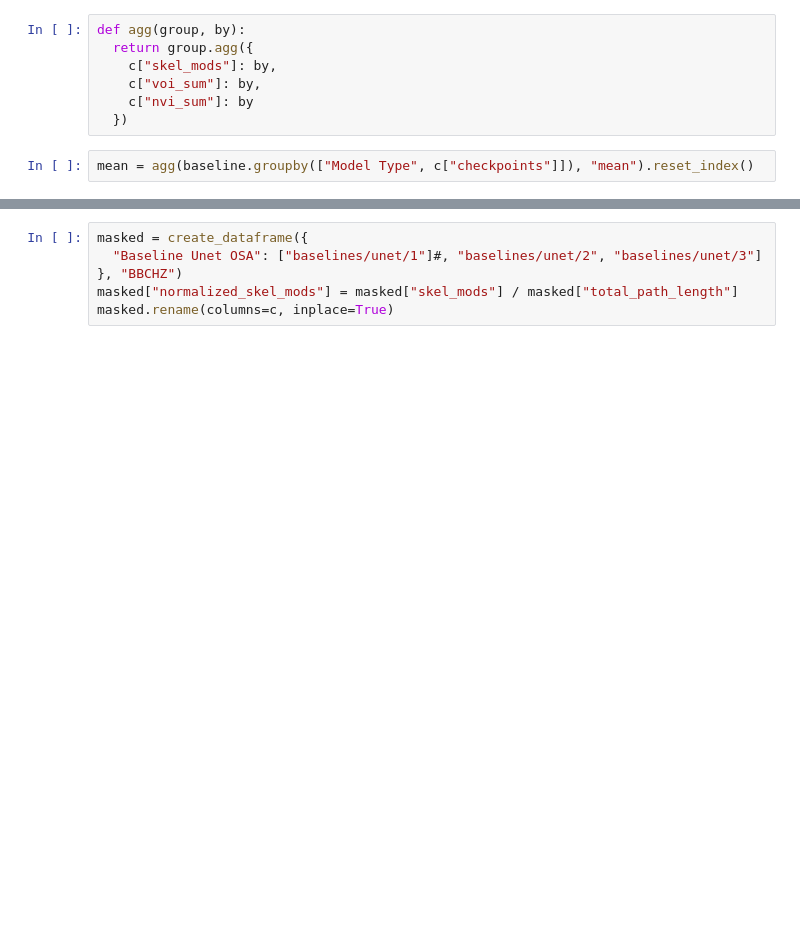
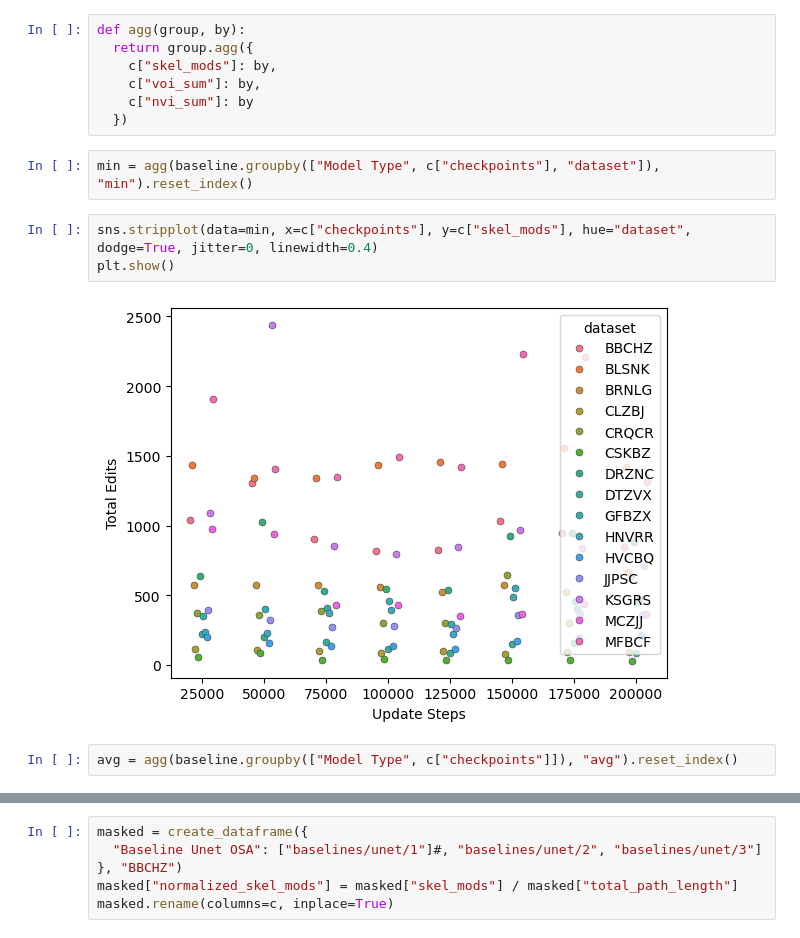
Before and after one commit to anforsm/autoseg, a Jupyter notebook: src/autoseg/ds_results.ipynb, the cells around one changed output, grey strips where cells are left out. Drawn from its saved outputs; the diff is of its cells as text; blank space fills up the shorter version.

```diff
--- a/src/autoseg/ds_results.ipynb
+++ b/src/autoseg/ds_results.ipynb
@@ -137,6 +137,13 @@ def agg(group, by):
     c["voi_sum"]: by,
     c["nvi_sum"]: by
   })
+# %%
+min = agg(baseline.groupby(["Model Type", c["checkpoints"], "dataset"]), "min").reset_index()
+# %%
+sns.stripplot(data=min, x=c["checkpoints"], y=c["skel_mods"], hue="dataset", dodge=True, jitter=0, linewidth=0.4)
+plt.show()
+# %% [output]
+[figure, added]
 # %%
-mean = agg(baseline.groupby(["Model Type", c["checkpoints"]]), "mean").reset_index()
+avg = agg(baseline.groupby(["Model Type", c["checkpoints"]]), "avg").reset_index()
 # %%
```
Also changed, not shown: parts of 3 cells of this notebook, 2 other files.
